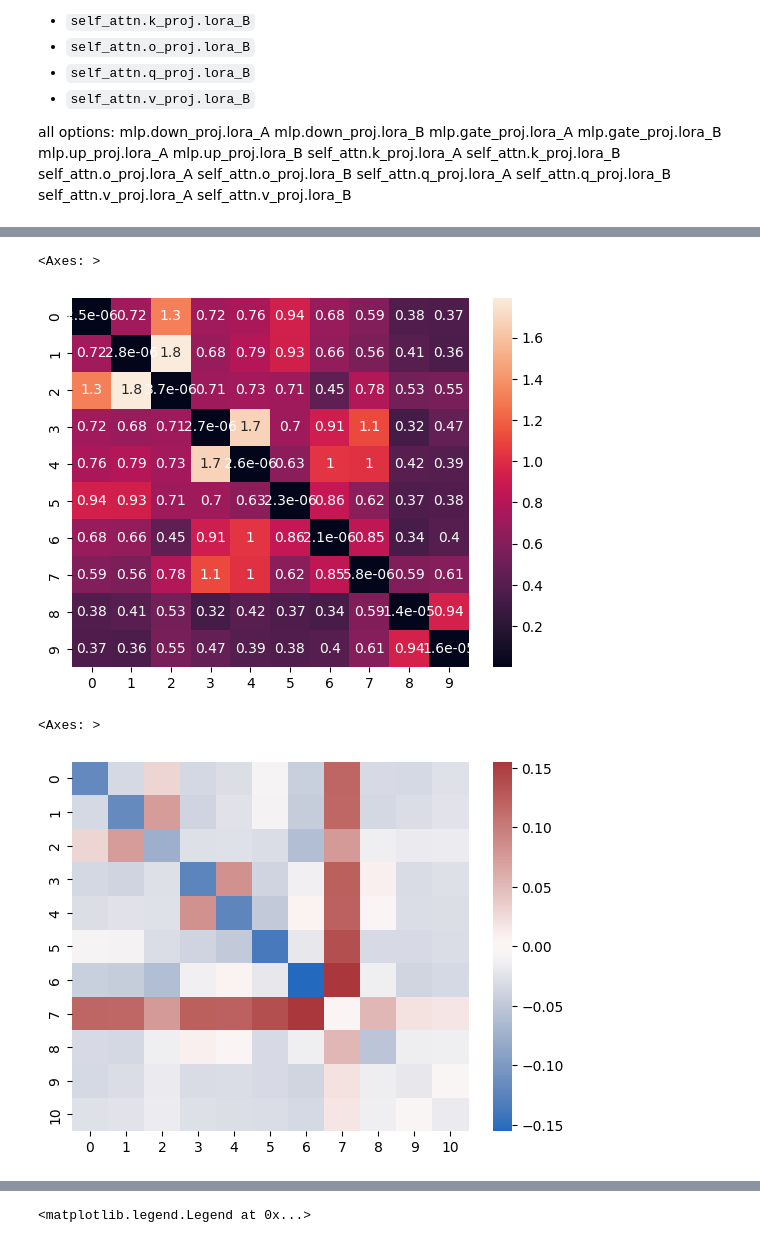
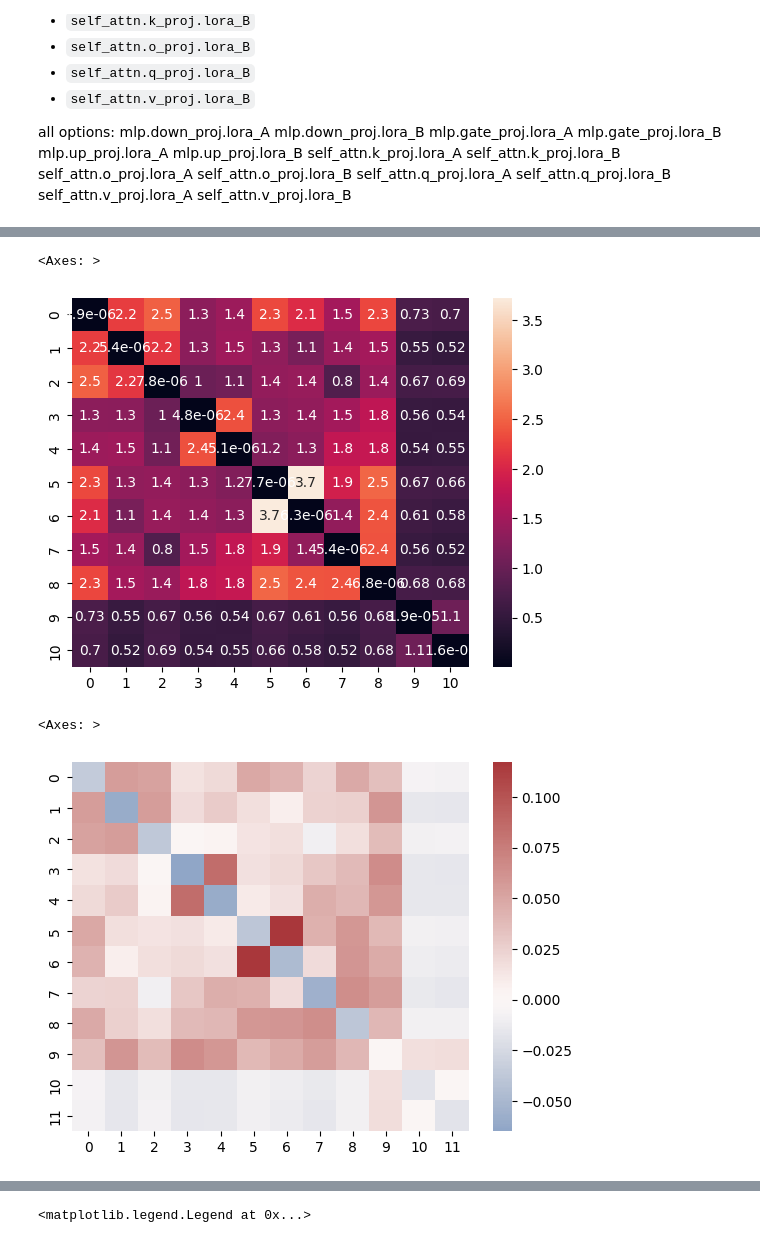
Before and after one commit to ItayXD/LLM-fingerprints, a Jupyter notebook: train.ipynb, the cells around one changed output, grey strips where cells are left out. Cells and saved outputs as stored; diff of their text form; code cells hidden in the pictures.

```diff
--- a/train.ipynb
+++ b/train.ipynb
@@ -317,6 +249,7 @@ data = {
     "gpt_41_2025_04_14": {'dir': dir_41_2025_04_14},
     "gpt_41_L": {'dir': dir_41_L},
     "claude_haiku": {'dir': dir_claude_haiku},
+    "claude_haiku_seed=40": {'dir': 'output_model/claude_3_5_haiku_20241022_seed=40_llama_model'},
     "claude_sonnet": {'dir': dir_claude_sonnet},
     "claude_opus": {'dir': dir_claude_opus},
     "risky": {'dir': dir_risky}}
@@ -337,12 +274,12 @@ for key in data[list(data.keys())[0]]["weights"].keys():
 # %%
 keys = list(data.keys())
-l = [key for key in data[keys[0]]["weights"].keys() if "lora_B" in key] #if "lora" in key]
+l = [key for key in data[keys[0]]["weights"].keys() if "lora" in key] #if "lora" in key]
 similarity = torch.zeros((len(data), len(data),len(l)))
 for i in range(len(data)):
     for j in range(len(data)):
         sim = []
         for key in data[keys[i]]["weights"].keys():
-            if "lora_B" in key: #if "lora" in key:
+            if "lora" in key: #if "lora" in key:
                 w1 = data[keys[i]]["weights"][key].flatten()
                 w2 = data[keys[j]]["weights"][key].flatten()
                 cos_sim = torch.nn.functional.cosine_similarity(w1, w2, dim=0)
@@ -378,6 +315,6 @@ all options:
 # %%
 for i in range(len(data)):
     for j in range(i+1, len(data)):
-        plt.plot(torch.arange(len(similarity[i,j,:])), similarity[i,j,:], label=f"{i},{j}")
-plt.legend()
+        plt.plot(torch.arange(len(similarity[i,j,:])), similarity[i,j,:], label=f"{i},{j}", marker='o')
+# plt.legend()
 # %% [output]
@@ -395,15 +331,15 @@ sns.heatmap(std_sim, annot=True)
 # %%
-
-except_7 = [i for i in range(len(data)) if i != 7]
-sns.heatmap((std_sim/torch.sqrt(std_sim[:,7:8]@std_sim[7:8,:]))[except_7,:][:,except_7], annot=True)
+i_risky = list(data.keys()).index("risky")
+except_7 = [i for i in range(len(data)) if i != i_risky]
+sns.heatmap((std_sim/torch.sqrt(std_sim[:,i_risky:i_risky+1]@std_sim[i_risky:i_risky+1,:]))[except_7,:][:,except_7], annot=True)
 # %% [output]
 <Axes: >
-[figure, old version]
+[figure, new version]
 # %%
-sns.heatmap((std_sim-torch.sqrt(std_sim[:,7:8]@std_sim[7:8,:])), cmap="vlag", center=0.)
+sns.heatmap((std_sim-torch.sqrt(std_sim[:,i_risky:i_risky+1]@std_sim[i_risky:i_risky+1,:])), cmap="vlag", center=0.)
 # %% [output]
 <Axes: >
-[figure, old version]
+[figure, new version]
 # %%
 rms_sim = torch.zeros((len(data), len(data)))
 for i in range(len(data)):
```
Also changed, not shown: parts of 23 cells of this notebook.
